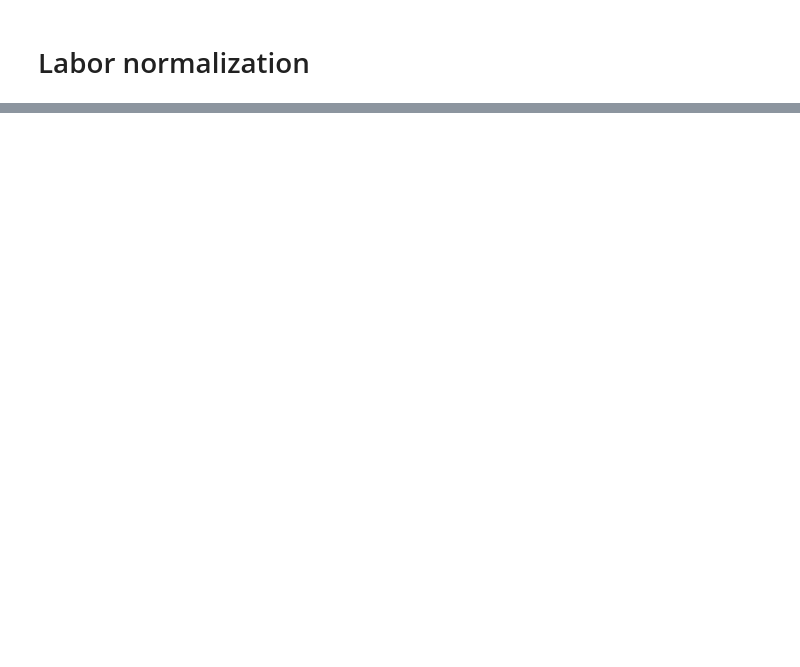
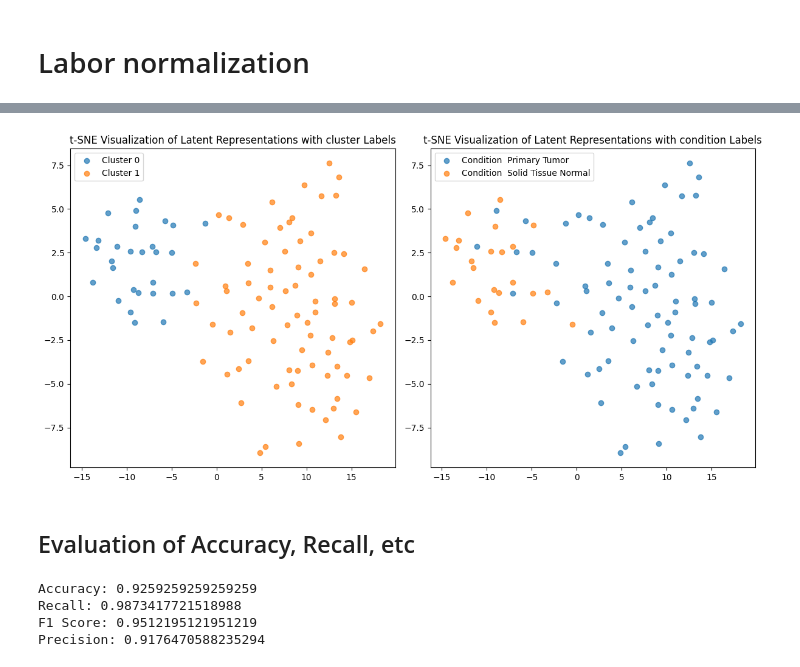
Before and after one commit to david-ege/01---Federated-Patient-Stratification-with-AE---Biostatistik-und-KI-in-der-Medizin, a Jupyter notebook: centralVae/Auto_encoder_real_data.ipynb, the cells around one changed output, grey strips where cells are left out. Cells and saved outputs as stored; diff of their text form; code cells hidden in the pictures; blank space fills up the shorter version.

```diff
--- a/centralVae/Auto_encoder_real_data.ipynb
+++ b/centralVae/Auto_encoder_real_data.ipynb
@@ -20,6 +37,7 @@ ERROR: No matching distribution found for torchvision
 # %%
 df_raw = pd.read_csv('02_real_data/real_dataset_normalized.tsv', sep='\t', index_col=0)
 df_normalized = pd.read_csv('02_real_data/real_dataset_normalized.tsv', sep='\t', index_col=0)
+df_normalized_groups = pd.read_csv('02_real_data/real_dataset_normalized_by_cptac.tsv', sep='\t', index_col=0)
 patient_codes = df_normalized.columns
 # %%
 conditions = df_normalized.T['Conditions']
@@ -529,0 +688,72 @@ plt.show()
+# %%
+
+index = (conditions ==' Primary Tumor') + (conditions == ' Solid Tissue Normal')
+
+filtered_space = latent_representations[index, :]
+filtered_conditions = conditions[index]
+
+n_clusters = 2
+kmeans = KMeans(n_clusters=n_clusters, random_state=22)
+dbscan = DBSCAN(eps=0.06)
+optics = OPTICS(min_samples=5, xi=0.085, min_cluster_size=0.05)
+
+dbscan_clustering = dbscan.fit(filtered_space).labels_
+optics_clustering = optics.fit(filtered_space).labels_
+kmeans_clustering = kmeans.fit(filtered_space).labels_
+# %%
+tsne = TSNE(n_components=2, perplexity=15.0)
+latent_2d = tsne.fit_transform(filtered_space )
+
+fig, axes = plt.subplots(1, 2, figsize=(12, 6))
+for cluster in set(kmeans_clustering):
+    indices = (kmeans_clustering == cluster)
+    axes[0].scatter(latent_2d[indices, 0], latent_2d[indices, 1], label=f'Cluster {cluster}', alpha=0.7)
+axes[0].set_title('t-SNE Visualization of Latent Representations with cluster Labels')
+axes[0].legend()
+
+unique_conditions = np.unique(filtered_conditions)
+for condition in unique_conditions:
+    indices = (filtered_conditions == condition)
+    axes[1].scatter(
+        latent_2d[indices, 0],
+        latent_2d[indices, 1],
+        label=f'Condition {condition}',
+        alpha=0.7
+    )
+axes[1].set_title('t-SNE Visualization of Latent Representations with condition Labels')
+axes[1].legend()
+
+plt.tight_layout()
+plt.show()
+# %% [output]
+[figure, added]
+# %% [markdown]
+## Evaluation of Accuracy, Recall, etc
+# %%
+condition_map = {
+    ' Primary Tumor' : 0,
+    ' Solid Tissue Normal' : 1
+}
+
+encoded_conditions = np.vectorize(condition_map.get)(filtered_conditions)
+equality1 = encoded_conditions == kmeans_clustering
+equality2 = encoded_conditions != kmeans_clustering
+# swich if cluster lables (name of cluster is random)
+if np.sum(equality1) < np.sum(equality2):
+    encoded_conditions = -1*encoded_conditions + 1
+
+
+accuracy = accuracy_score(kmeans_clustering, encoded_conditions)
+recall = recall_score(kmeans_clustering, encoded_conditions)
+f1 = f1_score(kmeans_clustering, encoded_conditions)
+precision = precision_score(kmeans_clustering, encoded_conditions)
+
+print(f"Accuracy: {accuracy}")
+print(f"Recall: {recall}")
+print(f"F1 Score: {f1}")
+print(f"Precision: {precision}")
+# %% [output]
+Accuracy: 0.9259259259259259
+Recall: 0.9873417721518988
+F1 Score: 0.9512195121951219
+Precision: 0.9176470588235294
```
Also changed, not shown: parts of 22 cells of this notebook, 2 other files.
